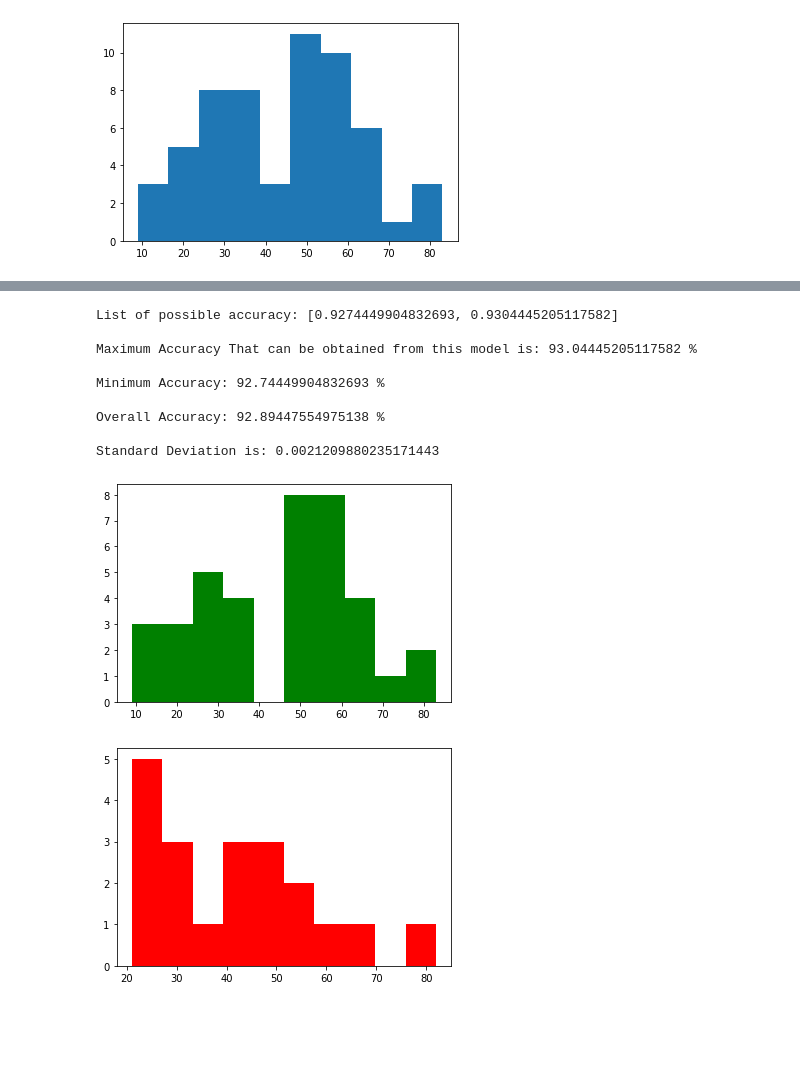
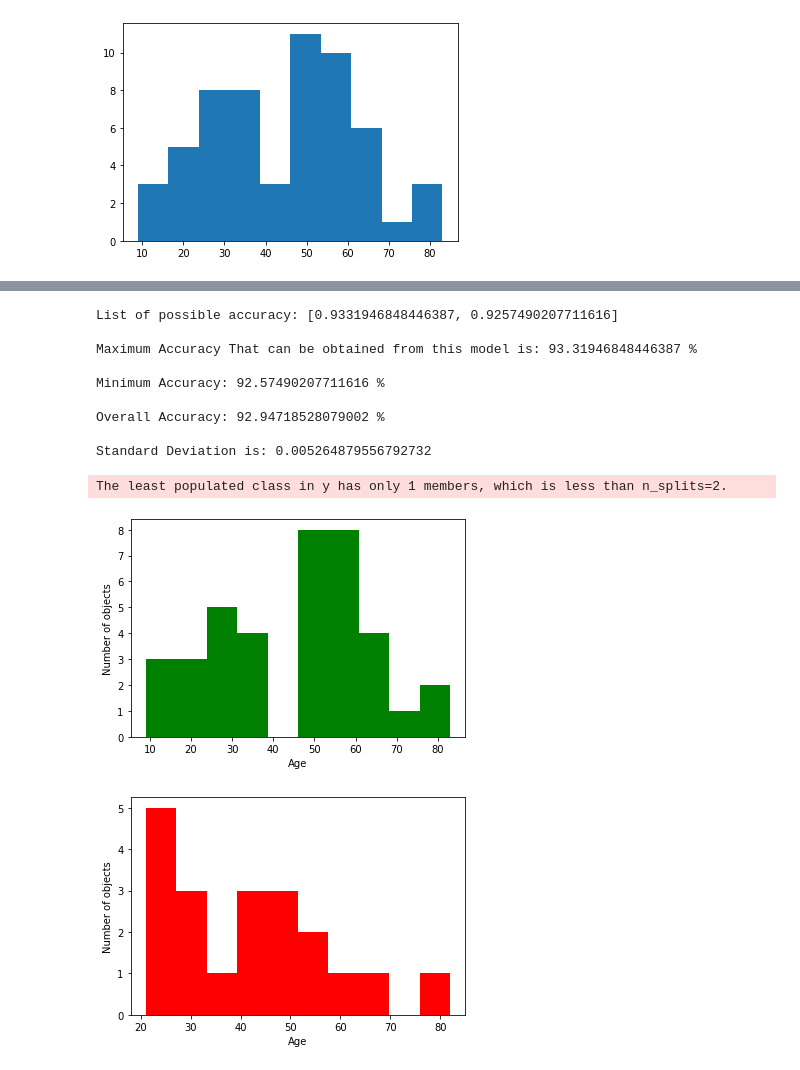
Before and after one commit to DrXlor/ML_BioAge, a Jupyter notebook: BioAge_from_CPG.ipynb, the cells around one changed output, grey strips where cells are left out. Cells and saved outputs as stored; diff of their text form; code cells hidden in the pictures; blank space fills up the shorter version.

```diff
--- a/BioAge_from_CPG.ipynb
+++ b/BioAge_from_CPG.ipynb
@@ -27,7 +17,17 @@ names = names.replace(np.nan, "0")
+# %%
+cpg_names = pd.read_csv("../BIO_Ml/GSE52588/cpgs_annotations.csv")
+gene_names = pd.read_csv("../BIO_Ml/GSE52588/cpgs_annotations.csv")
+cpg_names = cpg_names["ID_REF"]
+cpg_names = cpg_names.replace(np.nan, "0")
+x_cpg = pd.DataFrame(data = values, columns=cpg_names[:422802])
+x_cpg["Age"] = data["age"]
+x_cpg["Gene_Name"] = gene_names["UCSC_REFGENE_NAME"]
 # %%
-y = data["age"]
-y = y.to_numpy()
-X = Normalizer().fit_transform(X)
+y = x_cpg["Age"]
+#y = y.to_numpy()
+X = x_cpg.drop(["Age","Gene_Name"], axis = 1)
+
+#X = Normalizer().fit_transform(X)
 # %%
 y = y[29:]
 X = X[29:]
@@ -36,6 +36,11 @@ plt.show()
 # %% [output]
 [figure]
 # %%
-test1 = SelectKBest(score_func=f_regression, k=50)
-fit = test1.fit(X, y)
-X = fit.transform(X)
+from sklearn.feature_selection import SelectKBest
+from sklearn.feature_selection import f_regression
+
+selector_k = SelectKBest(score_func=f_regression, k=50)
+fit = selector_k.fit(X, y)
+cols = selector_k.get_support(indices=True)
+X = X.iloc[:,cols]
+#X = fit.transform(X)
@@ -56,8 +47,3 @@ for i in range(len(important_features) - 1):
-# %%
-importances = list(importances)
-top_importances = importances[0:10]
-top_X = X[..., top_importances]
-X = X[..., importances]
 # %%
 feature = 8
 ox = y
@@ -110,12 +94,15 @@ Matplotlib is currently using module://matplotlib_inline.backend_inline, which i
 # %%
+from sklearn.model_selection import StratifiedKFold
+from statistics import mean, stdev
+
 #regressor = RandomForestRegressor(n_estimators=42, criterion="absolute_error", random_state=42)
 regressor = SVR(kernel="poly", C = 1.5)
 skf = StratifiedKFold(n_splits=2, shuffle=True, random_state=1)
 lst_accu_stratified = []
 
 for train_index, test_index in skf.split(X, y):
-    x_train_fold, x_test_fold = X[train_index], X[test_index]
-    y_train_fold, y_test_fold = y[train_index], y[test_index]
+    x_train_fold, x_test_fold = X.iloc[train_index], X.iloc[test_index]
+    y_train_fold, y_test_fold = y.iloc[train_index], y.iloc[test_index]
     regressor.fit(x_train_fold, y_train_fold)
     lst_accu_stratified.append(regressor.score(x_test_fold, y_test_fold))
 
@@ -128,24 +115,29 @@ print('\nOverall Accuracy:',
       mean(lst_accu_stratified)*100, '%')
 print('\nStandard Deviation is:', stdev(lst_accu_stratified))
 # %% [output]
-List of possible accuracy: [0.9274449904832693, 0.9304445205117582]
+List of possible accuracy: [0.9331946848446387, 0.9257490207711616]
 
-Maximum Accuracy That can be obtained from this model is: 93.04445205117582 %
+Maximum Accuracy That can be obtained from this model is: 93.31946848446387 %
 
-Minimum Accuracy: 92.74449904832693 %
+Minimum Accuracy: 92.57490207711616 %
 
-Overall Accuracy: 92.89447554975138 %
+Overall Accuracy: 92.94718528079002 %
 
-Standard Deviation is: 0.0021209880235171443
+Standard Deviation is: 0.005264879556792732
+The least populated class in y has only 1 members, which is less than n_splits=2.
 # %%
 X_train, X_test, y_train, y_test = train_test_split(X, y, test_size=0.33, random_state=42)
 plt.hist(y_train, color='g')
+plt.xlabel("Age")
+plt.ylabel("Number of objects")
 plt.show()
 plt.hist(y_test, color="r")
+plt.xlabel("Age")
+plt.ylabel("Number of objects")
 plt.show()
 # %% [output]
-[figure, old version]
+[figure, new version]
-[figure, old version]
+[figure, new version]
 # %%
 #regressor = RandomForestRegressor(n_estimators=42, criterion="absolute_error", random_state=42)
 #regressor = LinearRegression()
```
Also changed, not shown: parts of 14 cells of this notebook.
